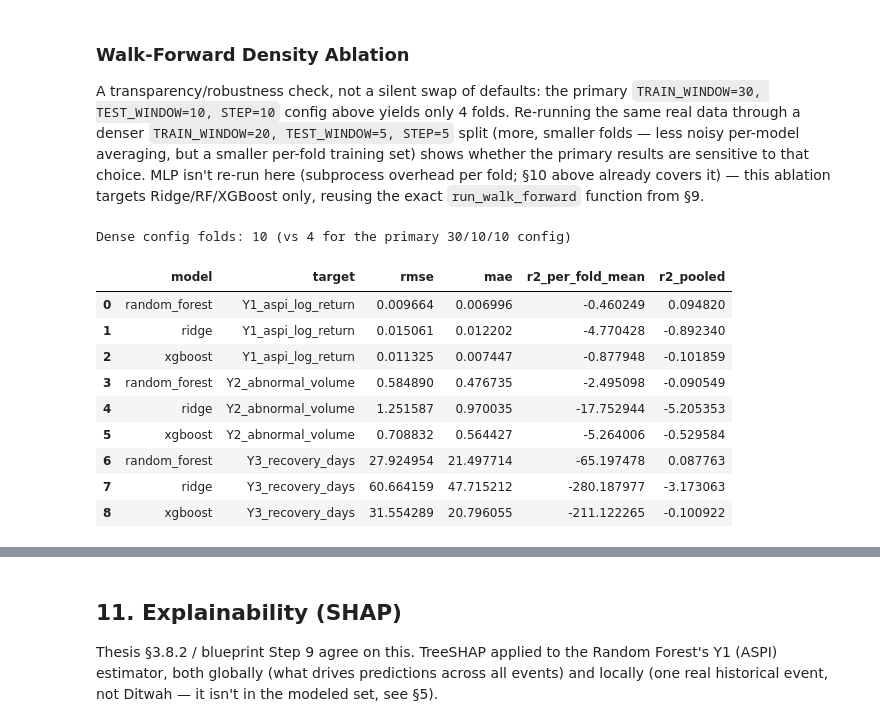
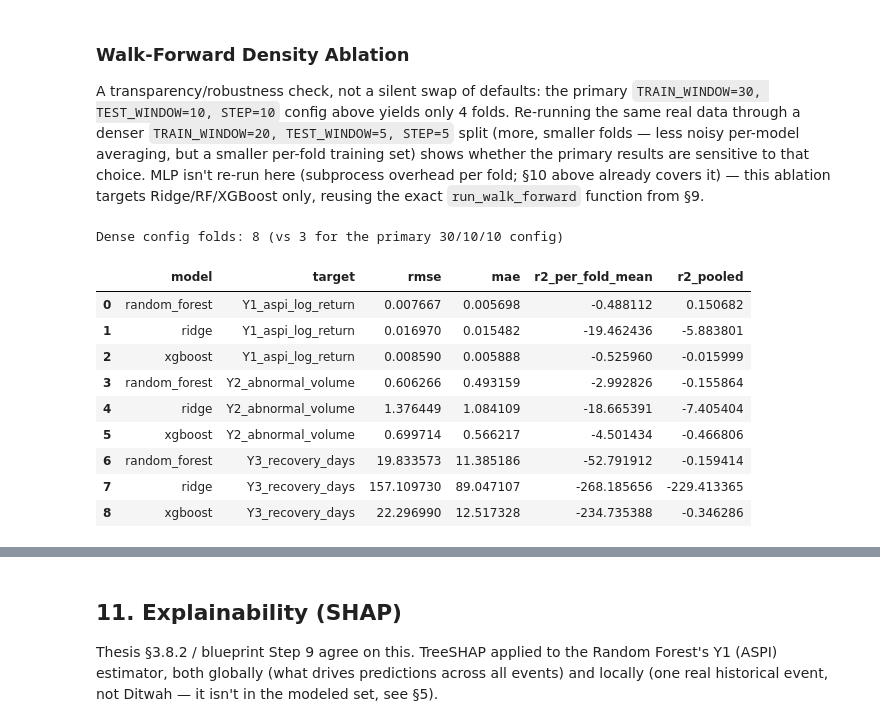
Before and after one commit to Hashan-Samarakkody/CSE-disaster-impact-predictor, a Jupyter notebook: disaster_finance_predictor/notebooks/CSE_Disaster_Impact_Pipeline.ipynb, the cells around one changed output, grey strips where cells are left out. Drawn from its saved outputs; the diff is of its cells as text; code cells hidden in the pictures.

Commit message:
improve accuracy

```diff
--- a/disaster_finance_predictor/notebooks/CSE_Disaster_Impact_Pipeline.ipynb
+++ b/disaster_finance_predictor/notebooks/CSE_Disaster_Impact_Pipeline.ipynb
@@ -681,0 +786,21 @@ results["ensemble"] = ensemble_results
+# %%
+ALPHA = 0.20  # target 80% coverage
+
+print(f"Split-conformal intervals, target coverage {1 - ALPHA:.0%} "
+      "(quantile from PRIOR folds only; fold 0 has no prior residuals and is skipped):\n")
+for name in ("random_forest", "stacked"):  # ponytail: best single model + best blend is enough to show calibration; add others if a reviewer asks
+    for t in TARGET_COLS:
+        folds_yt = results[name][t]["y_true"]
+        folds_yp = results[name][t]["y_pred"]
+        covered = total = 0
+        widths = []
+        for i in range(1, len(folds_yt)):
+            resid = np.abs(np.concatenate([folds_yt[j] - folds_yp[j] for j in range(i)]))
+            q = float(np.quantile(resid, 1 - ALPHA))
+            lo, hi = folds_yp[i] - q, folds_yp[i] + q
+            covered += int(np.sum((folds_yt[i] >= lo) & (folds_yt[i] <= hi)))
+            total += len(folds_yt[i])
+            widths.append(2 * q)
+        if total:
+            print(f"{name:>14s} | {t:<20s} empirical coverage={covered / total:.1%} "
+                  f"({covered}/{total})  mean interval width={np.mean(widths):.4f}")
@@ -735,0 +919,13 @@ summary
+# %%
+final_rf_models = {}
+print("TRAIN-SET FIT R2 (in-sample -- RF refit on ALL real rows, scored on those SAME rows;")
+print("measures memorization, NOT held-out predictive power. Compare only against the pooled")
+print('R2 in the table above -- never report this number alone as "model accuracy".)')
+print()
+for t in TARGET_COLS:
+    feat_cols = selected_features[t]
+    rf_final = RandomForestRegressor(**last_models["random_forest"][t].get_params())
+    rf_final.fit(X[feat_cols], y[t])
+    final_rf_models[t] = rf_final
+    in_sample_r2 = r2_score(y[t], rf_final.predict(X[feat_cols]))
+    print(f"random_forest | {t:<20s} train-fit R2={in_sample_r2:.4f}  (n={len(y)}, in-sample)")
@@ -744,31 +948,31 @@ summary
 
 A transparency/robustness check, not a silent swap of defaults: the primary `TRAIN_WINDOW=30, TEST_WINDOW=10, STEP=10` config above yields only 4 folds. Re-running the same real data through a denser `TRAIN_WINDOW=20, TEST_WINDOW=5, STEP=5` split (more, smaller folds — less noisy per-model averaging, but a smaller per-fold training set) shows whether the primary results are sensitive to that choice. MLP isn't re-run here (subprocess overhead per fold; §10 above already covers it) — this ablation targets Ridge/RF/XGBoost only, reusing the exact `run_walk_forward` function from §9.
 # %%
-splits_dense = list(generate_walk_forward_splits(len(X_res), train_window=20, test_window=5, step=5))
+splits_dense = list(generate_walk_forward_splits(len(X), train_window=20, test_window=5, step=5))
 print(f"Dense config folds: {len(splits_dense)} (vs {len(splits)} for the primary 30/10/10 config)")
 
-results_dense, _, _ = run_walk_forward(splits_dense, X_res, y_res, verbose=False)
+results_dense, _, _ = run_walk_forward(splits_dense, X, y, dataset["event_date"], verbose=False)
 
 rows = []
 for name, targets_m in results_dense.items():
     for t in TARGET_COLS:
         m = targets_m[t]
         rows.append({
             "model": name, "target": t,
             "rmse": np.mean(m["rmse"]), "mae": np.mean(m["mae"]),
             "r2_per_fold_mean": np.mean(m["r2"]), "r2_pooled": m["pooled_r2"],
         })
 summary_dense = pd.DataFrame(rows).sort_values(["target", "model"]).reset_index(drop=True)
 summary_dense
 # %% [output]
-Dense config folds: 10 (vs 4 for the primary 30/10/10 config)
+Dense config folds: 8 (vs 3 for the primary 30/10/10 config)
 |  | model | target | rmse | mae | r2_per_fold_mean | r2_pooled |
-| 0 | random_forest | Y1_aspi_log_return | 0.009664 | 0.006996 | -0.460249 | 0.094820 |
-| 1 | ridge | Y1_aspi_log_return | 0.015061 | 0.012202 | -4.770428 | -0.892340 |
-| 2 | xgboost | Y1_aspi_log_return | 0.011325 | 0.007447 | -0.877948 | -0.101859 |
-| 3 | random_forest | Y2_abnormal_volume | 0.584890 | 0.476735 | -2.495098 | -0.090549 |
-| 4 | ridge | Y2_abnormal_volume | 1.251587 | 0.970035 | -17.752944 | -5.205353 |
-| 5 | xgboost | Y2_abnormal_volume | 0.708832 | 0.564427 | -5.264006 | -0.529584 |
-| 6 | random_forest | Y3_recovery_days | 27.924954 | 21.497714 | -65.197478 | 0.087763 |
-| 7 | ridge | Y3_recovery_days | 60.664159 | 47.715212 | -280.187977 | -3.173063 |
-| 8 | xgboost | Y3_recovery_days | 31.554289 | 20.796055 | -211.122265 | -0.100922 |
+| 0 | random_forest | Y1_aspi_log_return | 0.007667 | 0.005698 | -0.488112 | 0.150682 |
+| 1 | ridge | Y1_aspi_log_return | 0.016970 | 0.015482 | -19.462436 | -5.883801 |
+| 2 | xgboost | Y1_aspi_log_return | 0.008590 | 0.005888 | -0.525960 | -0.015999 |
+| 3 | random_forest | Y2_abnormal_volume | 0.606266 | 0.493159 | -2.992826 | -0.155864 |
+| 4 | ridge | Y2_abnormal_volume | 1.376449 | 1.084109 | -18.665391 | -7.405404 |
+| 5 | xgboost | Y2_abnormal_volume | 0.699714 | 0.566217 | -4.501434 | -0.466806 |
+| 6 | random_forest | Y3_recovery_days | 19.833573 | 11.385186 | -52.791912 | -0.159414 |
+| 7 | ridge | Y3_recovery_days | 157.109730 | 89.047107 | -268.185656 | -229.413365 |
+| 8 | xgboost | Y3_recovery_days | 22.296990 | 12.517328 | -234.735388 | -0.346286 |
```
Also changed, not shown: parts of 19 cells of this notebook, 1 other file.
